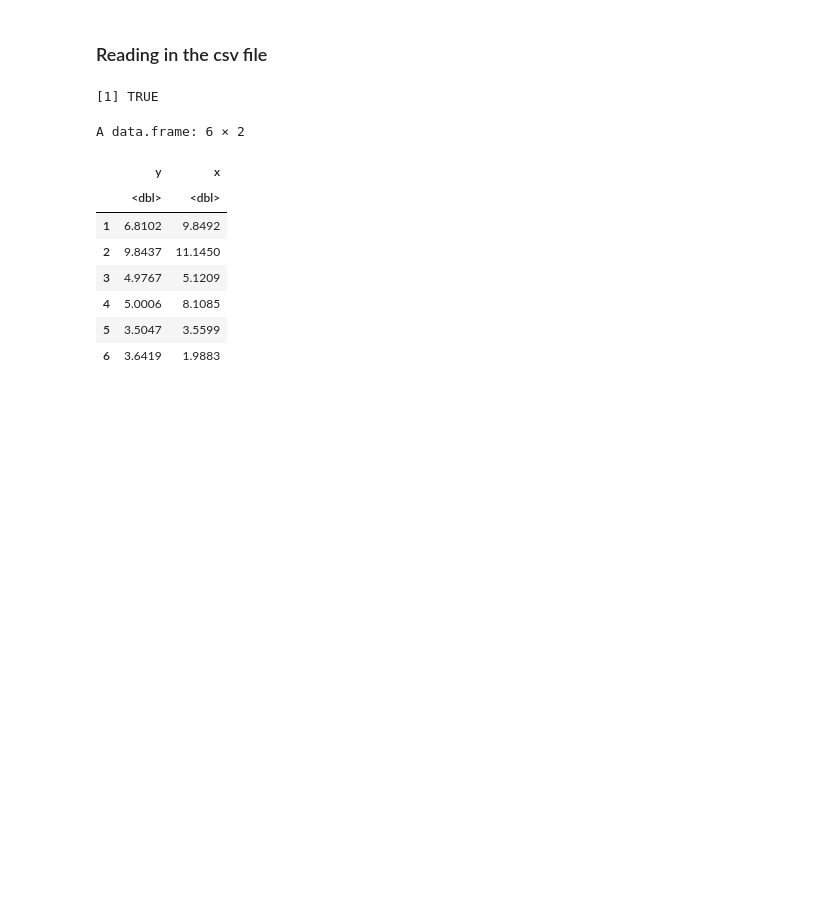
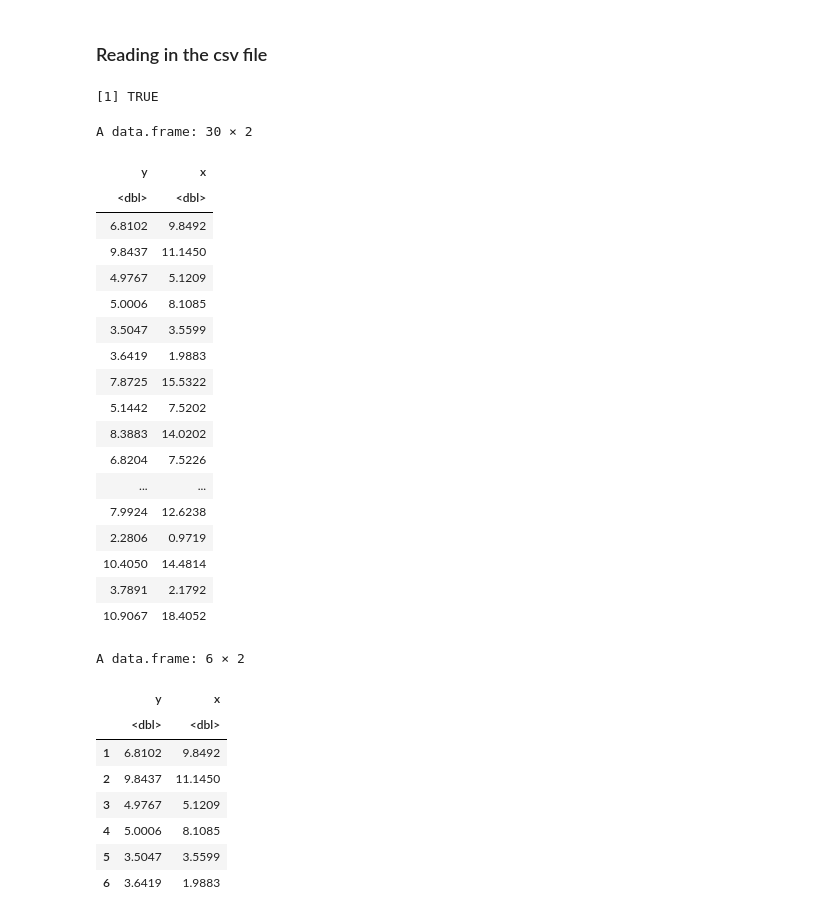
Before and after one commit to ZianneO/BSGP-LM, a Jupyter notebook: lmR.ipynb, the cells around one changed output. Drawn from its saved outputs; the diff is of its cells as text; code cells hidden in the pictures; blank space fills up the shorter version.

```diff
--- a/lmR.ipynb
+++ b/lmR.ipynb
@@ -8,6 +8,28 @@ df = read.csv("regrex1.csv")
 is.data.frame(df)
 # %% [output]
 [1] TRUE
+# %%
+df
+# %% [output]
+A data.frame: 30 × 2
+| y | x |
+| <dbl> | <dbl> |
+| 6.8102 | 9.8492 |
+| 9.8437 | 11.1450 |
+| 4.9767 | 5.1209 |
+| 5.0006 | 8.1085 |
+| 3.5047 | 3.5599 |
+| 3.6419 | 1.9883 |
+| 7.8725 | 15.5322 |
+| 5.1442 | 7.5202 |
+| 8.3883 | 14.0202 |
+| 6.8204 | 7.5226 |
+| ... | ... |
+| 7.9924 | 12.6238 |
+| 2.2806 | 0.9719 |
+| 10.4050 | 14.4814 |
+| 3.7891 | 2.1792 |
+| 10.9067 | 18.4052 |
 # %%
 head(df)
 # %% [output]
```
Also changed, not shown: parts of 5 cells of this notebook.
